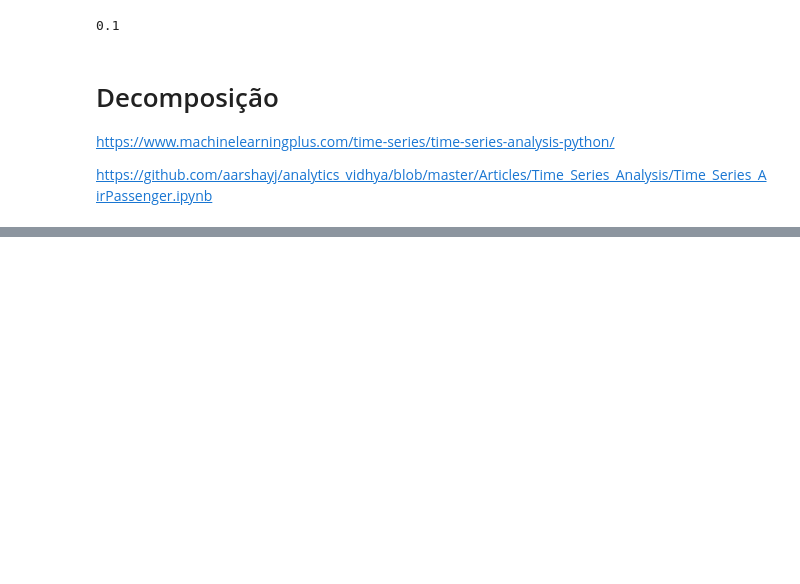
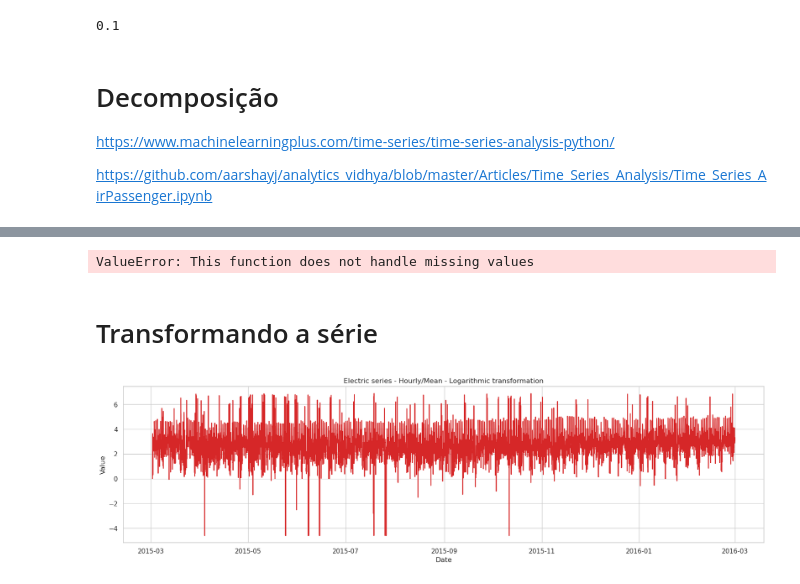
Before and after one commit to marcosvilela/modelagem-analitica-20.3, a Jupyter notebook: source/Fernando/Fernando-Parte1.ipynb, the cells around one changed output, grey strips where cells are left out. Drawn from its saved outputs; the diff is of its cells as text; code cells hidden in the pictures; blank space fills up the shorter version.

```diff
--- a/source/Fernando/Fernando-Parte1.ipynb
+++ b/source/Fernando/Fernando-Parte1.ipynb
@@ -410,0 +447,2 @@ from sklearn.preprocessing import PowerTransformer
+# %%
+df_without_zeroes.dropna(inplace=True)
@@ -410,0 +458,30 @@ from sklearn.preprocessing import PowerTransformer
+# %%
+hourly_mean = df_without_zeroes.set_index('datetime').resample('H').mean()
+weekly_mean = df_without_zeroes.set_index('datetime').resample('W').mean()
+# %%
+# Decomposição multiplicativa
+result_mul = seasonal_decompose(hourly_mean['Valor'], model='multiplicative', extrapolate_trend='freq')
+
+# Decomposição aditiva
+result_add = seasonal_decompose(hourly_mean['Valor'], model='additive', extrapolate_trend='freq')
+
+# Plot
+plt.rcParams.update({'figure.figsize': (10,10)})
+result_mul.plot().suptitle('Multiplicative Decompose', fontsize=16)
+result_add.plot().suptitle('Additive Decompose', fontsize=16)
+plt.show()
+# %% [output]
+ValueError: This function does not handle missing values
+# %% [markdown]
+# Transformando a série
+# %%
+def plot_df(df, x, y, title="", xlabel='Date', ylabel='Value', dpi=100):
+    plt.figure(figsize=(20,5), dpi=dpi)
+    plt.plot(x, y, color='tab:red')
+    plt.gca().set(title=title, xlabel=xlabel, ylabel=ylabel)
+    plt.show()
+# %%
+log_data = np.log(hourly_mean['Valor']).to_frame()
+plot_df(log_data, x=log_data.index, y=log_data['Valor'], title="Electric series - Hourly/Mean - Logarithmic transformation")
+# %% [output]
+[figure, added]
```
Also changed, not shown: parts of 10 cells of this notebook.
